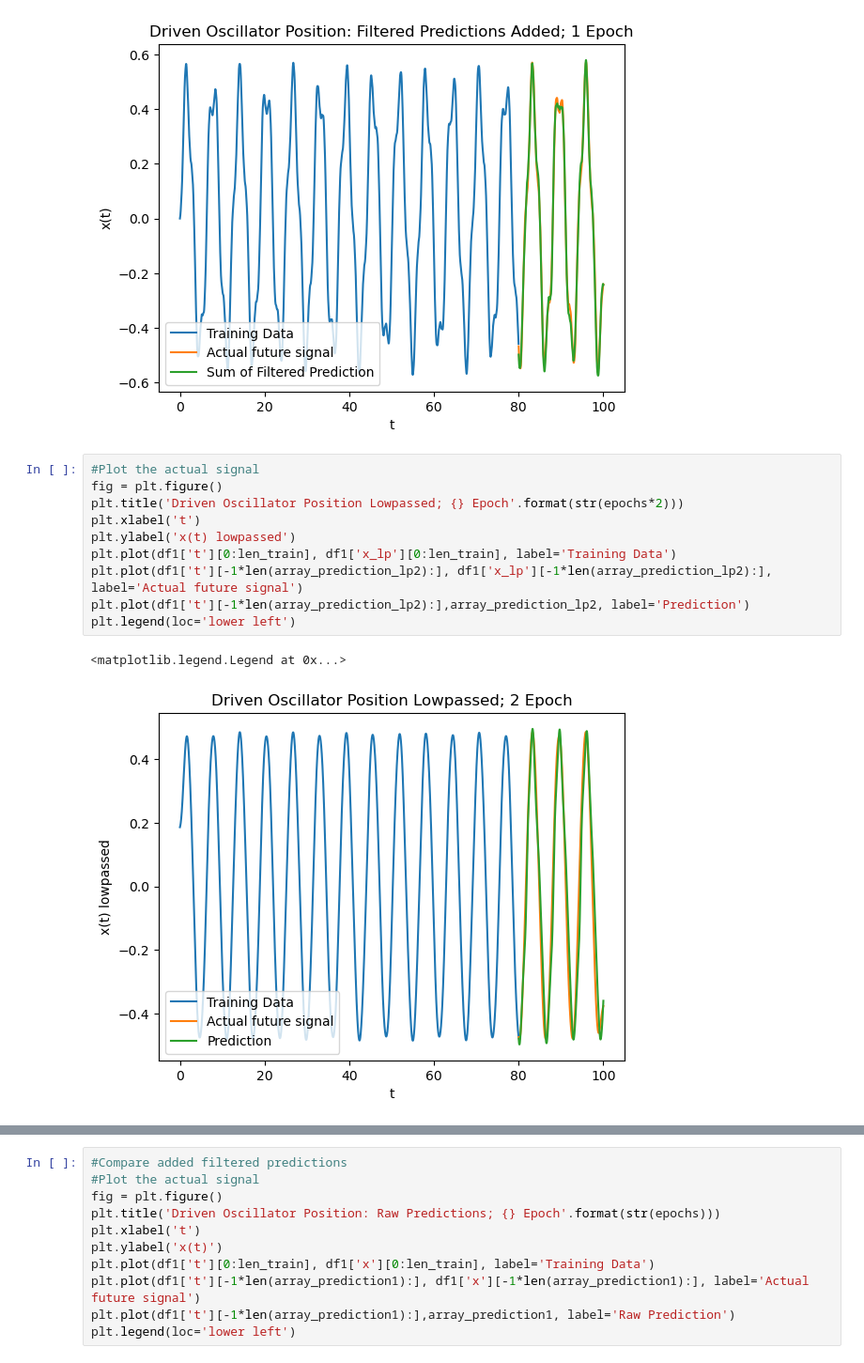
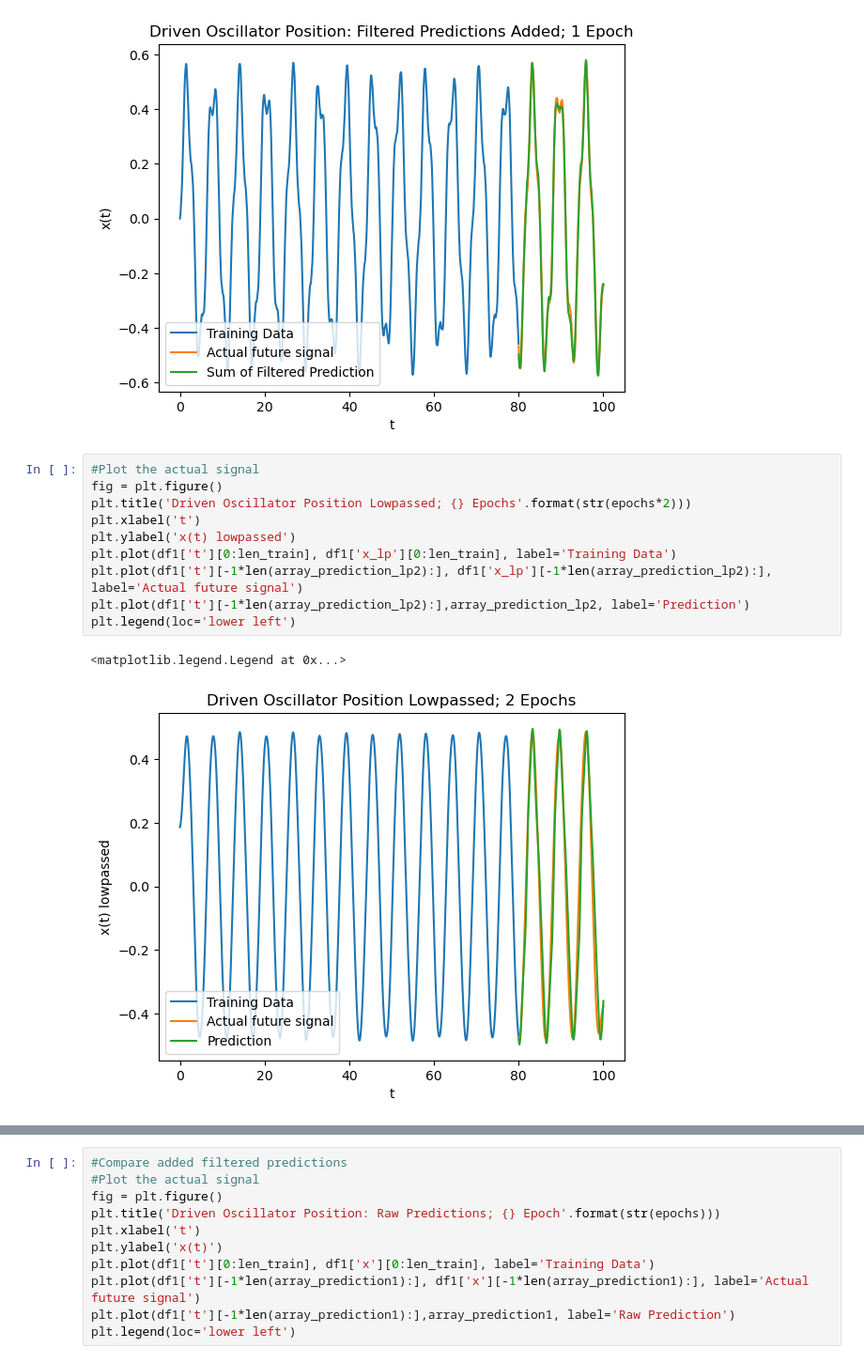
Before and after one commit to gaoadam/dynamicmodel, a Jupyter notebook: lstm_predictions_filtered.ipynb, the cells around one changed output, grey strips where cells are left out. Shown at 94% size. Drawn from its saved outputs; the diff is of its cells as text.

```diff
--- a/lstm_predictions_filtered.ipynb
+++ b/lstm_predictions_filtered.ipynb
@@ -300,16 +300,16 @@ plt.legend(loc='lower left')
 # %%
 #Plot the actual signal
 fig = plt.figure()
-plt.title('Driven Oscillator Position Lowpassed; {} Epoch'.format(str(epochs*2)))
+plt.title('Driven Oscillator Position Lowpassed; {} Epochs'.format(str(epochs*2)))
 plt.xlabel('t')
 plt.ylabel('x(t) lowpassed')
 plt.plot(df1['t'][0:len_train], df1['x_lp'][0:len_train], label='Training Data')
 plt.plot(df1['t'][-1*len(array_prediction_lp2):], df1['x_lp'][-1*len(array_prediction_lp2):], label='Actual future signal')
 plt.plot(df1['t'][-1*len(array_prediction_lp2):],array_prediction_lp2, label='Prediction')
 plt.legend(loc='lower left')
 # %% [output]
 <matplotlib.legend.Legend at 0x...>
-[figure, old version]
+[figure, new version]
 # %%
 #Plot the actual signal
 fig = plt.figure()
```
Also changed, not shown: parts of 2 cells of this notebook.
